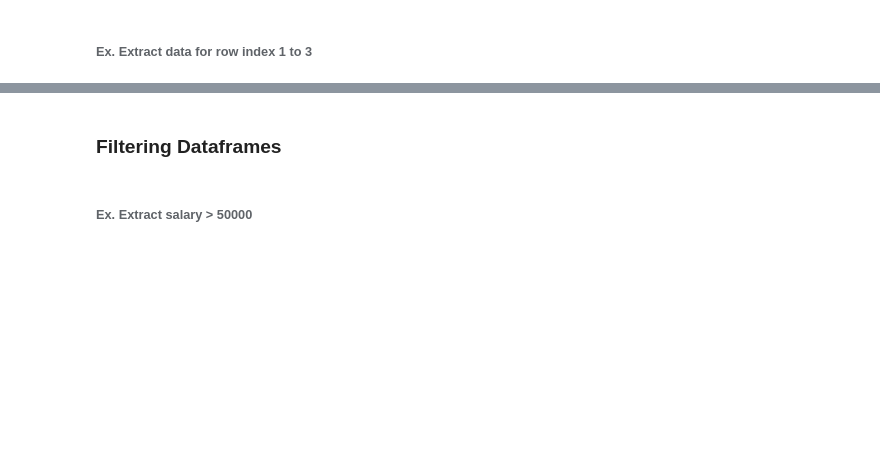
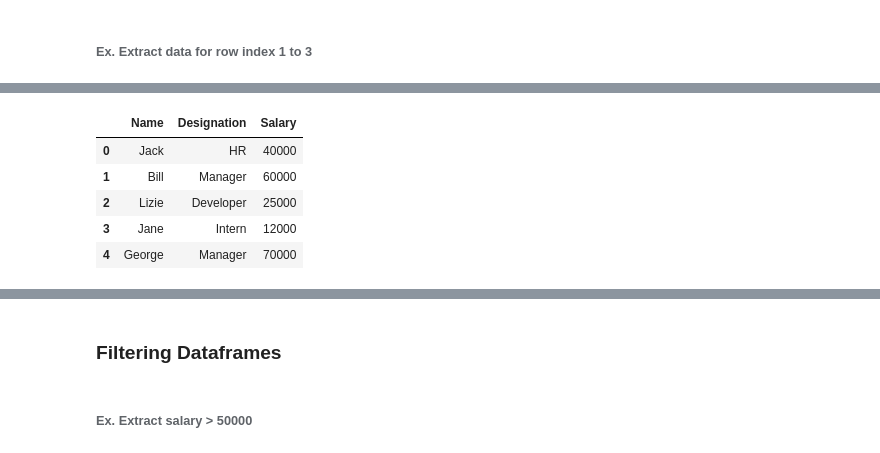
Before and after one commit to knowledge-corner/CGI_19_may_25, a Jupyter notebook: Classwork/Classwork Notebook.ipynb, the cells around one changed output, grey strips where cells are left out. Saved outputs shown, nothing was run; the diff lists cells and outputs as text; code cells hidden in the pictures; blank space fills up the shorter version.

```diff
--- a/Classwork/Classwork Notebook.ipynb
+++ b/Classwork/Classwork Notebook.ipynb
@@ -1526,3 +1567,5 @@ df
 
 - `df.set_index(keys, drop=True, inplace=False,)`- Set the DataFrame index (row labels) using one or more existing columns or arrays (of the correct length). The index can replace the existing index or expand on it.
 - `df.reset_index(level=None, drop=False, inplace=False,)` - Reset the index of the DataFrame, and use the default one instead. If the DataFrame has a MultiIndex, this method can remove one or more levels.
+# %%
+df.set_index("Name") # this will not modify the df
@@ -1528,0 +1580,3 @@ df
+# %%
+df.set_index("Name", inplace=True)
+df
@@ -1542,0 +1639,9 @@ df
+# %%
+df.reset_index()
+# %% [output]
+|  | Name | Designation | Salary |
+| 0 | Jack | HR | 40000 |
+| 1 | Bill | Manager | 60000 |
+| 2 | Lizie | Developer | 25000 |
+| 3 | Jane | Intern | 12000 |
+| 4 | George | Manager | 70000 |
```
Also changed, not shown: parts of 31 cells of this notebook.
